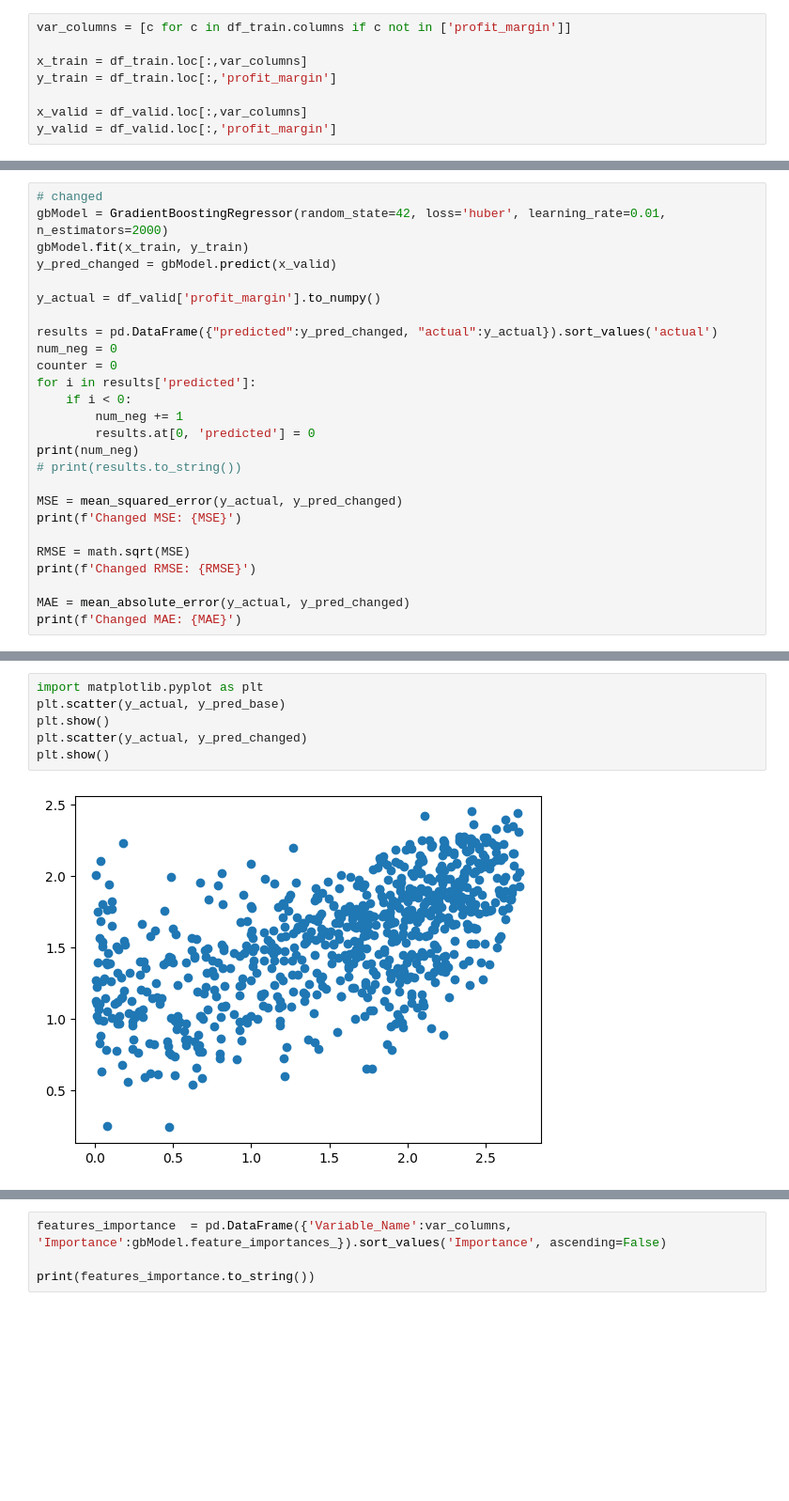
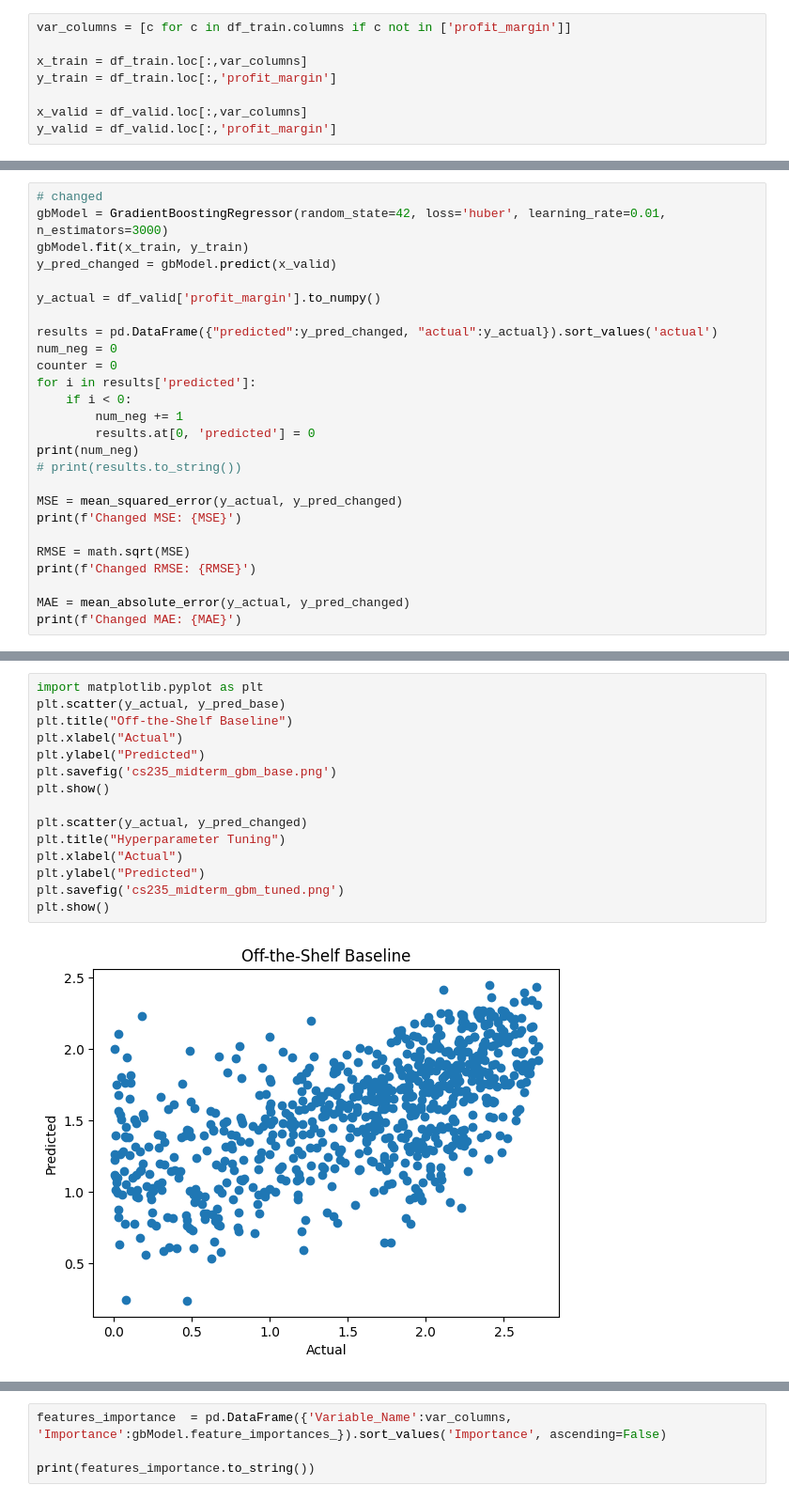
Before and after one commit to hscottvo/CS235-Project, a Jupyter notebook: GBM.ipynb, the cells around one changed output, grey strips where cells are left out. Shown at 94% size. Cells and saved outputs as stored; diff of their text form; blank space fills up the shorter version.

Commit message:
added plots, r2 score and reran some tests

```diff
--- a/GBM.ipynb
+++ b/GBM.ipynb
@@ -64,6 +51,6 @@ Baseline MAE: 0.4800892439798148
 # %%
 # changed
-gbModel = GradientBoostingRegressor(random_state=42, loss='huber', learning_rate=0.01, n_estimators=2000)
+gbModel = GradientBoostingRegressor(random_state=42, loss='huber', learning_rate=0.01, n_estimators=3000)
 gbModel.fit(x_train, y_train)
 y_pred_changed = gbModel.predict(x_valid)
 
@@ -95,8 +82,17 @@ Changed MAE: 0.46558839842541666
 # %%
 import matplotlib.pyplot as plt
 plt.scatter(y_actual, y_pred_base)
+plt.title("Off-the-Shelf Baseline")
+plt.xlabel("Actual")
+plt.ylabel("Predicted")
+plt.savefig('cs235_midterm_gbm_base.png')
 plt.show()
+
 plt.scatter(y_actual, y_pred_changed)
+plt.title("Hyperparameter Tuning")
+plt.xlabel("Actual")
+plt.ylabel("Predicted")
+plt.savefig('cs235_midterm_gbm_tuned.png')
 plt.show()
 # %% [output]
-[figure, old version]
+[figure, new version]
```
Also changed, not shown: parts of 5 cells of this notebook.
